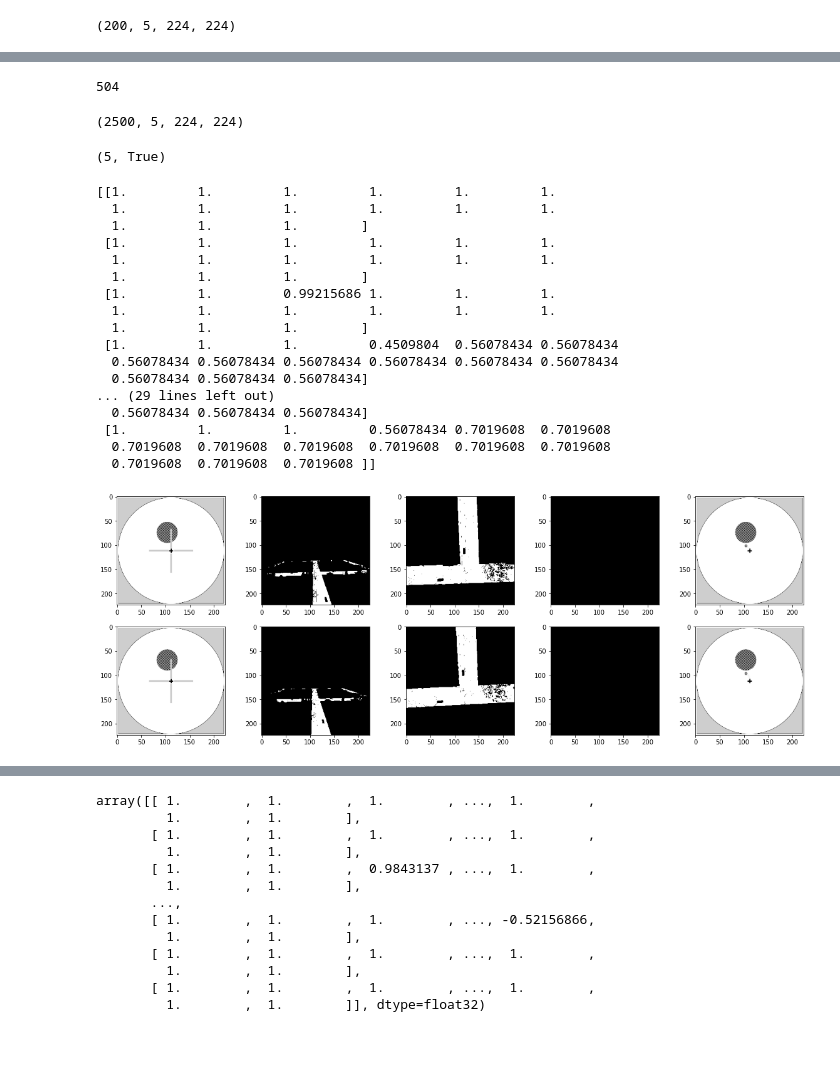
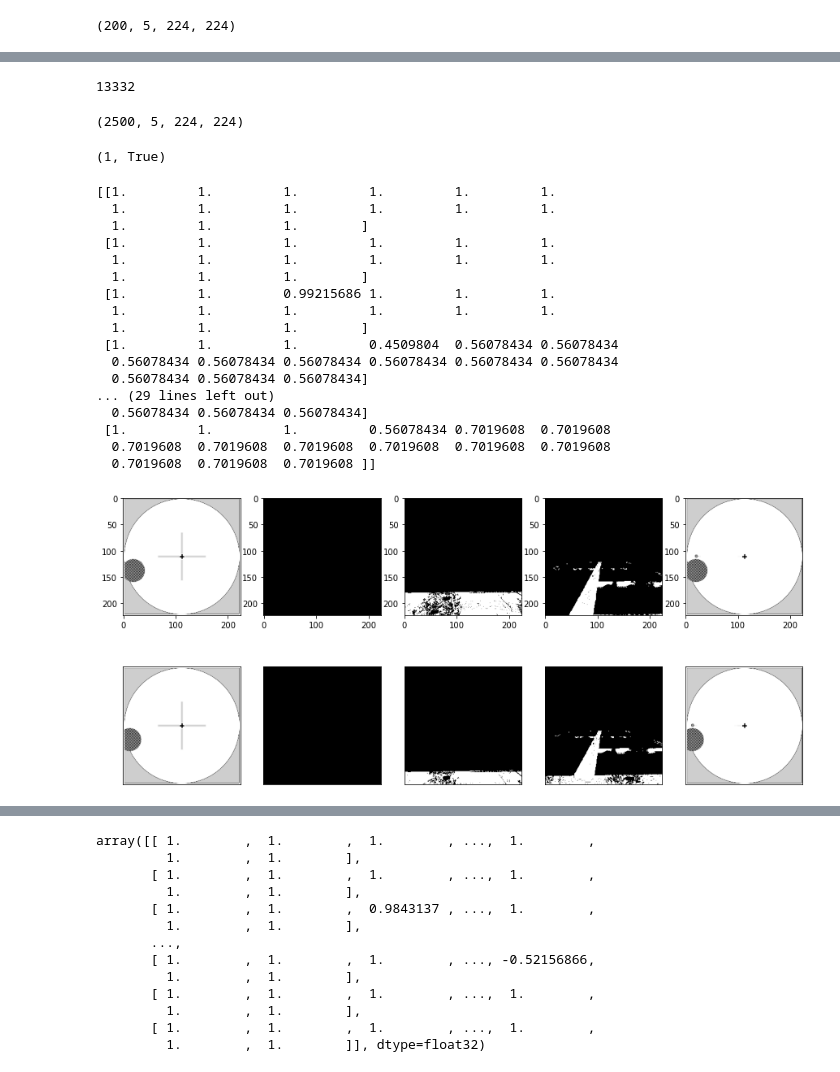
Before and after one commit to SBrewer15/AirSim-UAV-Reinforcement-Learning, a Jupyter notebook: ReplayBuffer.ipynb, the cells around one changed output, grey strips where cells are left out. Saved outputs shown, nothing was run; the diff lists cells and outputs as text; code cells hidden in the pictures; blank space fills up the shorter version.

```diff
--- a/ReplayBuffer.ipynb
+++ b/ReplayBuffer.ipynb
@@ -85,7 +85,7 @@ memory.state_memory.shape
 # %%
 #memory.save_memory_buffer()
 # %%
-memory.load_memory_buffer('Neighborhood_DDQNAgent__Z-Reward_&_Road_Follow')
+memory.load_memory_buffer('Neighborhood_DDQNAgent_Z_&_Road_Follow-Reward_w_BackTrack_Penalty_Pos1_61s')
 # %%
 memory.memory_counter, memory.memory_counter % memory.memory_size, memory.name
 # %% [output]
@@ -93,20 +93,20 @@ memory.memory_counter, memory.memory_counter % memory.memory_size, memory.name
 # %%
 memory.memory_counter
 # %% [output]
-504
+13332
 # %%
 memory.state_memory.shape
 # %% [output]
 (2500, 5, 224, 224)
 # %%
-states, actions, rewards, states_next, terminal=memory.sample_buffer(32)
+states, actions, rewards, states_next, terminal=memory.sample_buffer(2)
 # %%
-i=31
+i=0
 state=states[i]
 next_state = states_next[i]
 actions[i], terminal[i]
 # %% [output]
-(5, True)
+(1, True)
 # %%
 import matplotlib
 import matplotlib.pyplot as plt
@@ -114,31 +114,38 @@ import matplotlib.patches as patches
 %matplotlib inline
 # %%
 n_col=5
-fig, ax = plt.subplots(2, n_col, figsize=(20,7))
+fig, ax = plt.subplots(2, n_col, figsize=(15,7))
 for c in range(n_col):
     print(state[c][:5,:15]*0.5+0.5)
     ax[0,c].imshow(state[c]*0.5+0.5, cmap='Greys_r')
     ax[1,c].imshow(next_state[c]*0.5+0.5, cmap='Greys_r')
-
+    ax[1,c].tick_params(
+    axis='both',          # changes apply to the x-axis
+    which='both',      # both major and minor ticks are affected
+    bottom=False,      # ticks along the bottom edge are off
+    top=False,         # ticks along the top edge are off
+    left=False,
+        labelleft=False,
+        labelbottom=False) # labels along the bottom edge are off
 
 plt.show()
 # %% [output]
 [[1.         1.         1.         1.         1.         1.
   1.         1.         1.         1.         1.         1.
   1.         1.         1.        ]
  [1.         1.         1.         1.         1.         1.
   1.         1.         1.         1.         1.         1.
   1.         1.         1.        ]
  [1.         1.         0.99215686 1.         1.         1.
   1.         1.         1.         1.         1.         1.
   1.         1.         1.        ]
  [1.         1.         1.         0.4509804  0.56078434 0.56078434
   0.56078434 0.56078434 0.56078434 0.56078434 0.56078434 0.56078434
   0.56078434 0.56078434 0.56078434]
 ... (29 lines left out)
   0.56078434 0.56078434 0.56078434]
  [1.         1.         1.         0.56078434 0.7019608  0.7019608
   0.7019608  0.7019608  0.7019608  0.7019608  0.7019608  0.7019608
   0.7019608  0.7019608  0.7019608 ]]
-[figure, old version]
+[figure, new version]
 # %%
```
Also changed, not shown: parts of 2 cells of this notebook, 9 other files.
